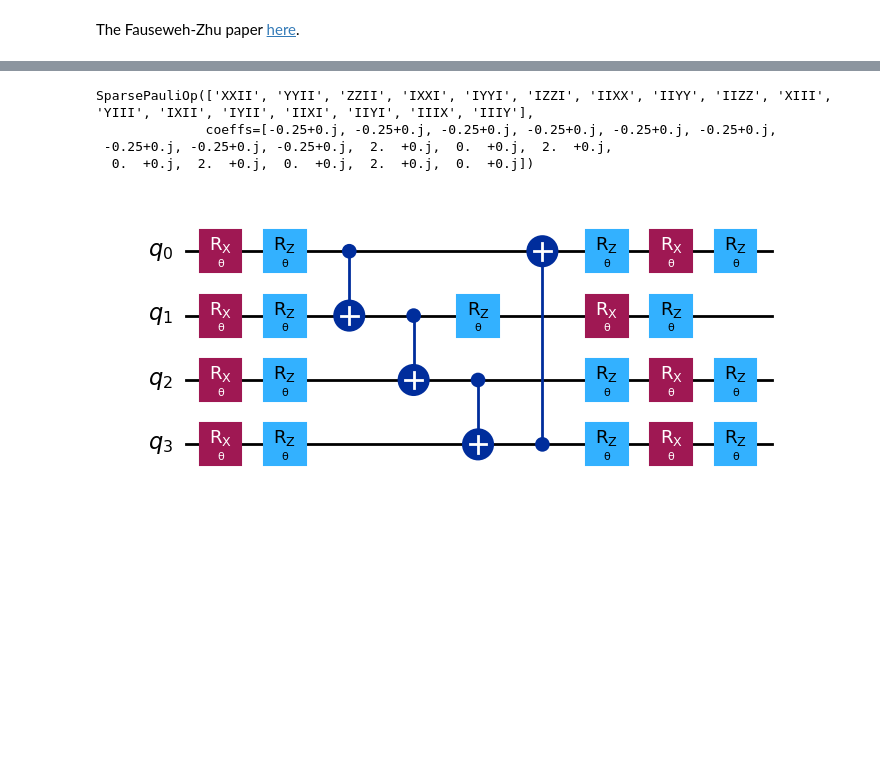
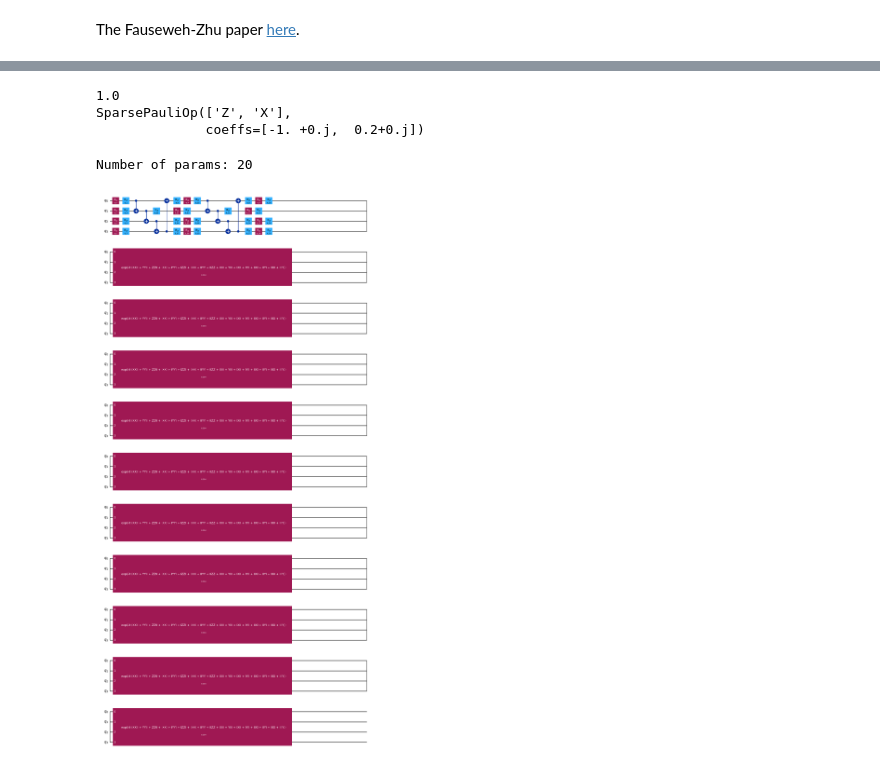
Before and after one commit to FazinHan/quantum-simulation, a Jupyter notebook: playground.ipynb, the cells around one changed output, grey strips where cells are left out. Cells and saved outputs as stored; diff of their text form; code cells hidden in the pictures; blank space fills up the shorter version.

```diff
--- a/playground.ipynb
+++ b/playground.ipynb
@@ -37,6 +30,4 @@ num_time_steps = 10
 # %%
 parameter_space_size = 2 * chain_length + 3 * chain_length * num_layers
 
-param_space = [0]*parameter_space_size
-
-theta = Parameter('θ')
+param_space = [Parameter(f'θ[{i}]') for i in range(parameter_space_size)]
@@ -43,6 +39,8 @@ theta = Parameter('θ')
 # %%
 def ansatz_circuit_0(qc, param_space):
+    print('Number of params:',parameter_space_size)
     # layer 0
+    param_counter=0
     for i in range(chain_length):
         qc.rx(param_space[param_counter],i)
         param_counter=param_counter+1
@@ -60,6 +58,7 @@ def ansatz_circuit_1(qc, param_space):
         qc.rx(param_space[param_counter],i)
         param_counter=param_counter+1
         qc.rz(param_space[param_counter],i)
+        param_counter=param_counter+1
 
 def create_ansatz_circuit(qc, num_layers=num_layers, param_space=param_space):
     ansatz_circuit_0(qc, param_space)
@@ -79,7 +78,6 @@ def ansatz_circuit_ladder(qc, param_space):
     for i in range(1,register_size//2):
         place = 2 * i - 1
         qc.cx(place,place+1)
-    # qc.cx(-1,0)
 
 def simulate(qc, shots=shots):
     initial_state = Statevector.from_instruction(qc)
@@ -94,7 +92,7 @@ def evolve(ham, initial_state, num_time_steps=num_time_steps):
     evolution_result = evolution.evolve(evolution_problem)
     return evolution_result.evolved_state
 
-def hamiltonian(t, J=1, A=2, Ω=2.5):
+def hamiltonian(t, A=2, J=1, Ω=Ω):
     creator = ['I']*chain_length
     paulis = ['I','X','Y','Z']
     ham = [] # [('X',1.0)]
@@ -113,28 +111,55 @@ def hamiltonian(t, J=1, A=2, Ω=2.5):
     ham = np.array(ham)
     return SparsePauliOp(ham[:,0], ham[:,1])
 
-def time_evolver(qc, ham, time=1):
-    initial_state = Statevector.from_instruction(qc)
-    return initial_state
+def unitary_time_evolution(ham, num_qbits=chain_length, time=num_time_steps*dt, dt=dt):#num_steps=num_time_steps):
+
+    circuit = QuantumCircuit(num_qbits)
+
+    for i in range(1, num_time_steps+1):
+        circuit.append(PauliEvolutionGate(ham(i*dt), time=dt), range(num_qbits))
+
+    # print('Unitary Evolution Circuit')
+    # display(circuit.draw('mpl'))
+
+    return circuit
+
+def overlap(circuit, unitary_time_evolution):
+    circuit_dagger = circuit.inverse()
+
+    time_evolved = circuit.compose(unitary_time_evolution)
+
+    circuit_dagger.compose(circuit)
+
+
+### Functions for testing
+
+def hamiltonian_linear(t, Δ=1, Ω=Ω):
+    ham = SparsePauliOp(['Z','X'] , [-Δ/2, A/2/Ω*np.cos(Ω*t)])
+    print(A*np.cos(Ω*t))
+    return ham
 # %%
-print(hamiltonian(0))
+print(hamiltonian_linear(0,2))
 # %% [output]
-SparsePauliOp(['XXII', 'YYII', 'ZZII', 'IXXI', 'IYYI', 'IZZI', 'IIXX', 'IIYY', 'IIZZ', 'XIII', 'YIII', 'IXII', 'IYII', 'IIXI', 'IIYI', 'IIIX', 'IIIY'],
-              coeffs=[-0.25+0.j, -0.25+0.j, -0.25+0.j, -0.25+0.j, -0.25+0.j, -0.25+0.j,
- -0.25+0.j, -0.25+0.j, -0.25+0.j,  2.  +0.j,  0.  +0.j,  2.  +0.j,
-  0.  +0.j,  2.  +0.j,  0.  +0.j,  2.  +0.j,  0.  +0.j])
+1.0
+SparsePauliOp(['Z', 'X'],
+              coeffs=[-1. +0.j,  0.2+0.j])
 # %%
 qc = QuantumCircuit(chain_length)
 
 # qc.h(qc.qubits)
 
-create_ansatz_circuit(qc)
+create_ansatz_circuit(qc, 2)
+
+unitary = unitary_time_evolution(hamiltonian)
+
+qc.compose(unitary, inplace=True)
 
 # qc.measure_all()
 
 qc.draw('mpl')
 
 # print(time_evolver(qc, hamiltonian(0)))
 # %% [output]
+Number of params: 20
-[figure, old version]
+[figure, new version]
 # %%
```
Also changed, not shown: parts of 9 cells of this notebook.
